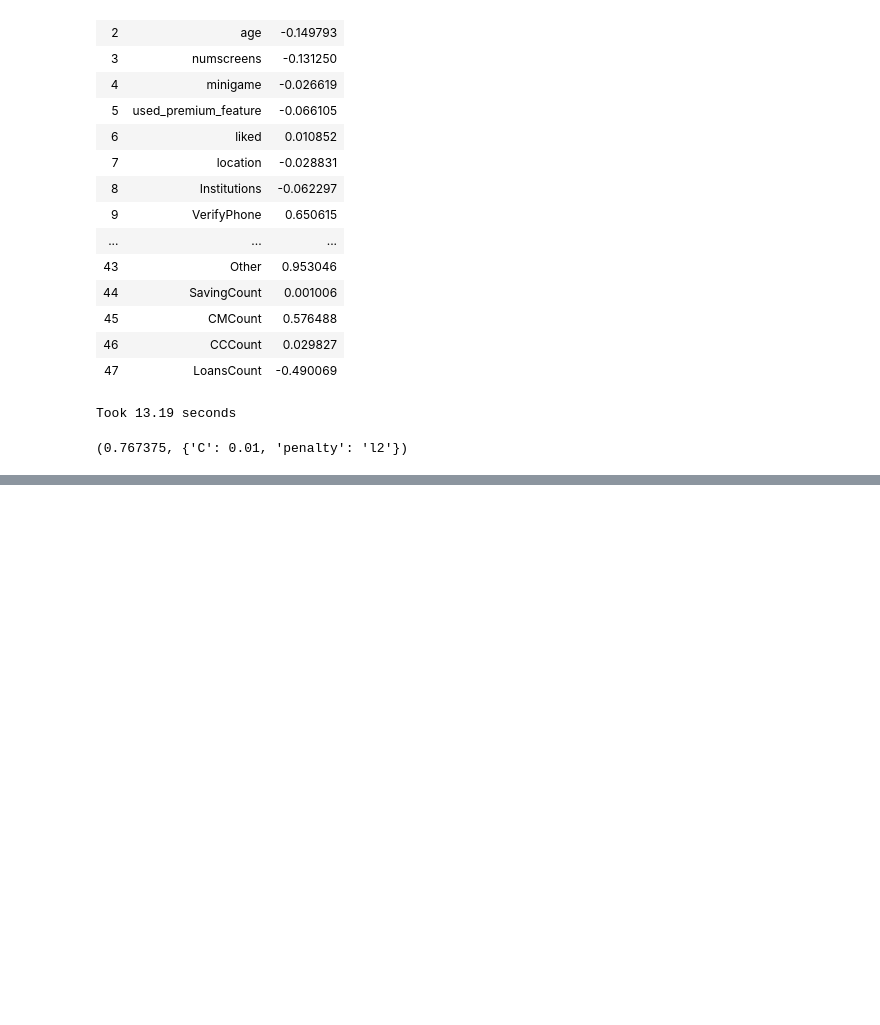
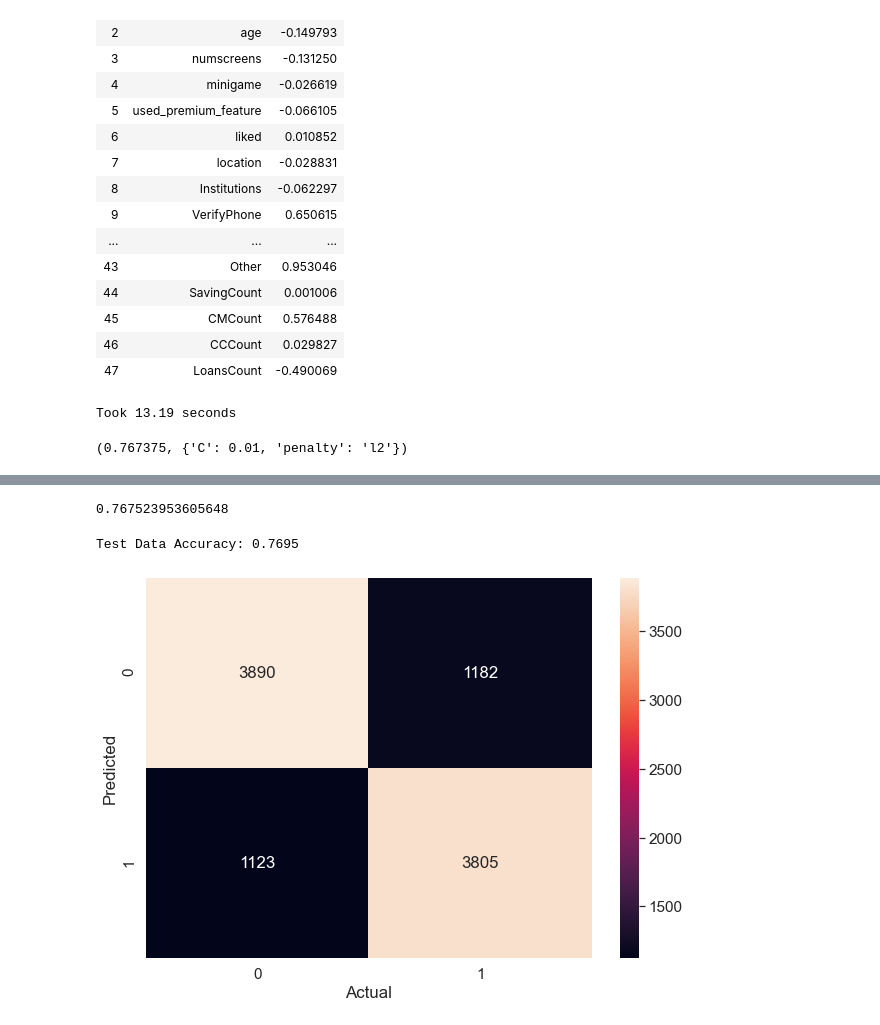
Before and after one commit to SunderRaman/MachineLearningProjects, a Jupyter notebook: CustomerAppBehaviour/IdentifyingCustomerBehaviour.ipynb, the cells around one changed output, grey strips where cells are left out. Drawn from its saved outputs; the diff is of its cells as text; code cells hidden in the pictures; blank space fills up the shorter version.

Commit message:
Tuned model & Updated the display of actual and predicted values
1.  Tuned the model for the updated hyperparameters
2. Updated the display of actual and predicted values of "enrolled" field

```diff
--- a/CustomerAppBehaviour/IdentifyingCustomerBehaviour.ipynb
+++ b/CustomerAppBehaviour/IdentifyingCustomerBehaviour.ipynb
@@ -356,0 +356,30 @@ Took 12.17 seconds
+# %%
+# Generating the model with the tuned hyperparameters
+# Hyperparameters (C= 0.01 and penalty - 'l2')
+classifier = LogisticRegression(random_state = 0, C= 0.01, penalty = 'l2', solver='lbfgs')
+classifier.fit(X_train, y_train)
+
+# Predicting Test Set
+y_pred = classifier.predict(X_test)
+
+# Evaluating Results
+
+cm = confusion_matrix(y_test, y_pred)
+accuracy_score(y_test, y_pred)
+precision_score(y_test, y_pred) # tp / (tp + fp)
+recall_score(y_test, y_pred) # tp / (tp + fn)
+f1_score(y_test, y_pred)
+# %% [output]
+0.767523953605648
+# %%
+# Displaying the confusion Matrix
+df_cm = pd.DataFrame(cm, index = (0, 1), columns = (0, 1))
+fig,ax = plt.subplots(figsize = (10,7))
+sn.set(font_scale=1.4)
+sn.heatmap(df_cm, annot=True, fmt='d')
+plt.xlabel("Actual")
+plt.ylabel("Predicted")
+print("Test Data Accuracy: %0.4f" % accuracy_score(y_test, y_pred))
+# %% [output]
+Test Data Accuracy: 0.7695
+[figure, added]
```
Also changed, not shown: parts of 3 cells of this notebook.
